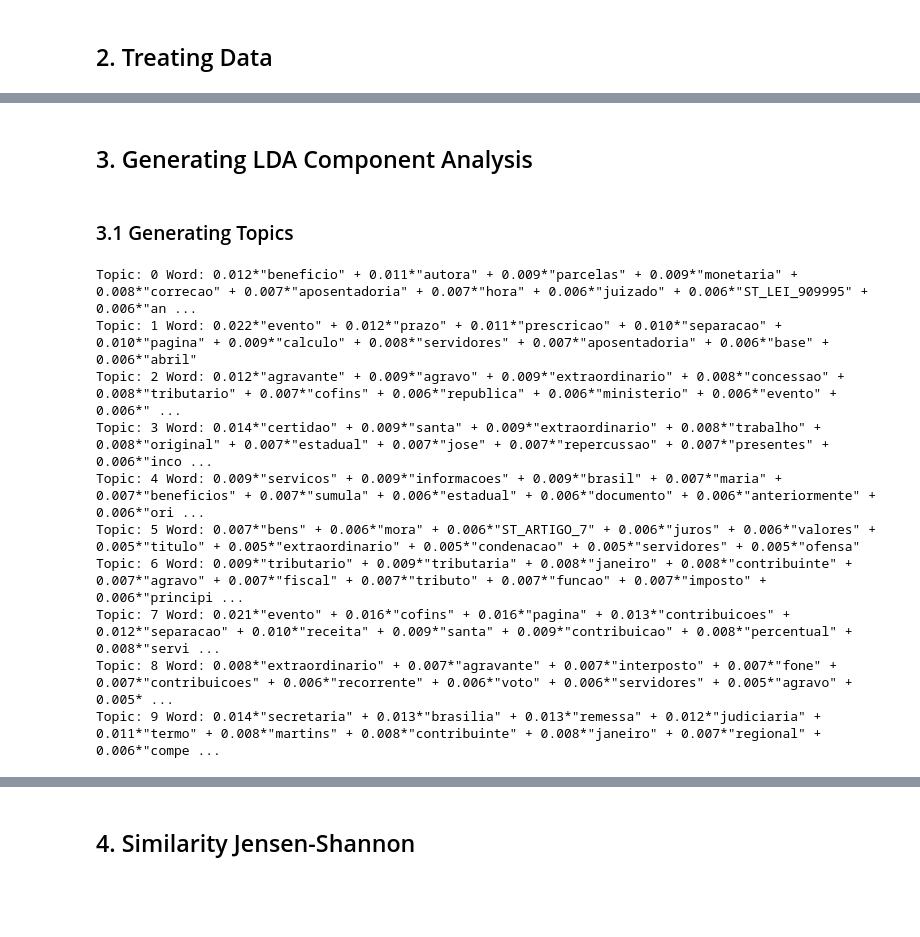
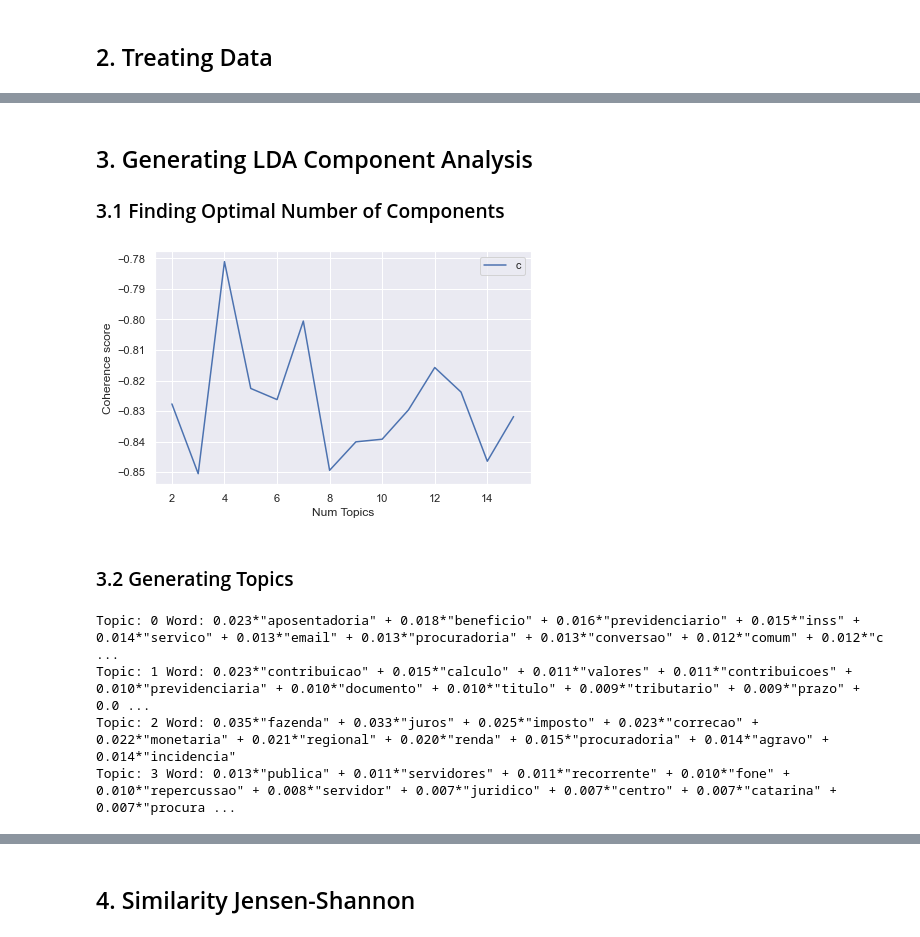
Before and after one commit to thiagolrpinho/nlp-similarity-models, a Jupyter notebook: main.ipynb, the cells around one changed output, grey strips where cells are left out. Drawn from its saved outputs; the diff is of its cells as text; code cells hidden in the pictures; blank space fills up the shorter version.

```diff
--- a/main.ipynb
+++ b/main.ipynb
@@ -90,3 +91,5 @@ memory usage: 2.1+ KB
 None
 # %% [markdown]
 ## 3. Generating LDA Component Analysis
+
+### 3.1 Finding Optimal Number of Components
@@ -100,22 +148,35 @@ doc_term_matrix = [dictionary.doc2bow(doc) for doc in tokenized_docs]
+# %%
+# Can take a long time to run.
+MAXIMUM_NUMBER_COMPONENTS=15
+MINIMUM_NUMBER_COMPONENTS=2
+model_list, coherence_values = compute_coherence_values(
+    dictionary=dictionary,
+    corpus=doc_term_matrix,
+    texts=tokenized_docs,
+    start=MINIMUM_NUMBER_COMPONENTS,
+    limit=MAXIMUM_NUMBER_COMPONENTS)
+
+# Show graph
+x = range(MINIMUM_NUMBER_COMPONENTS, MAXIMUM_NUMBER_COMPONENTS+1)
+plt.plot(x, coherence_values)
+plt.xlabel("Num Topics")
+plt.ylabel("Coherence score")
+plt.legend(("coherence_values"), loc='best')
+plt.show()
+# %% [output]
+[figure, added]
 # %% [markdown]
-### 3.1 Generating Topics
+### 3.2 Generating Topics
-# %%
-tfidf = models.TfidfModel(doc_term_matrix)
-corpus_tfidf = tfidf[doc_term_matrix]
-NUM_TOPICS = 10
-lda_model_tfidf = gensim.models.LdaMulticore(corpus_tfidf, num_topics=NUM_TOPICS, id2word=dictionary, passes=2, workers=4)
-for idx, topic in lda_model_tfidf.print_topics(-1):
-    print('Topic: {} Word: {}'.format(idx, topic))
-# %% [output]
-Topic: 0 Word: 0.012*"beneficio" + 0.011*"autora" + 0.009*"parcelas" + 0.009*"monetaria" + 0.008*"correcao" + 0.007*"aposentadoria" + 0.007*"hora" + 0.006*"juizado" + 0.006*"ST_LEI_909995" + 0.006*"an ...
-Topic: 1 Word: 0.022*"evento" + 0.012*"prazo" + 0.011*"prescricao" + 0.010*"separacao" + 0.010*"pagina" + 0.009*"calculo" + 0.008*"servidores" + 0.007*"aposentadoria" + 0.006*"base" + 0.006*"abril"
-Topic: 2 Word: 0.012*"agravante" + 0.009*"agravo" + 0.009*"extraordinario" + 0.008*"concessao" + 0.008*"tributario" + 0.007*"cofins" + 0.006*"republica" + 0.006*"ministerio" + 0.006*"evento" + 0.006*" ...
-Topic: 3 Word: 0.014*"certidao" + 0.009*"santa" + 0.009*"extraordinario" + 0.008*"trabalho" + 0.008*"original" + 0.007*"estadual" + 0.007*"jose" + 0.007*"repercussao" + 0.007*"presentes" + 0.006*"inco ...
-Topic: 4 Word: 0.009*"servicos" + 0.009*"informacoes" + 0.009*"brasil" + 0.007*"maria" + 0.007*"beneficios" + 0.007*"sumula" + 0.006*"estadual" + 0.006*"documento" + 0.006*"anteriormente" + 0.006*"ori ...
-Topic: 5 Word: 0.007*"bens" + 0.006*"mora" + 0.006*"ST_ARTIGO_7" + 0.006*"juros" + 0.006*"valores" + 0.005*"titulo" + 0.005*"extraordinario" + 0.005*"condenacao" + 0.005*"servidores" + 0.005*"ofensa"
-Topic: 6 Word: 0.009*"tributario" + 0.009*"tributaria" + 0.008*"janeiro" + 0.008*"contribuinte" + 0.007*"agravo" + 0.007*"fiscal" + 0.007*"tributo" + 0.007*"funcao" + 0.007*"imposto" + 0.006*"principi ...
-Topic: 7 Word: 0.021*"evento" + 0.016*"cofins" + 0.016*"pagina" + 0.013*"contribuicoes" + 0.012*"separacao" + 0.010*"receita" + 0.009*"santa" + 0.009*"contribuicao" + 0.008*"percentual" + 0.008*"servi ...
-Topic: 8 Word: 0.008*"extraordinario" + 0.007*"agravante" + 0.007*"interposto" + 0.007*"fone" + 0.007*"contribuicoes" + 0.006*"recorrente" + 0.006*"voto" + 0.006*"servidores" + 0.005*"agravo" + 0.005* ...
-Topic: 9 Word: 0.014*"secretaria" + 0.013*"brasilia" + 0.013*"remessa" + 0.012*"judiciaria" + 0.011*"termo" + 0.008*"martins" + 0.008*"contribuinte" + 0.008*"janeiro" + 0.007*"regional" + 0.006*"compe ...
+# %%
+best_model_index = coherence_values.index(max(coherence_values))
+NUM_TOPICS = coherence_values.index(max(coherence_values)) + MINIMUM_NUMBER_COMPONENTS
+best_model = model_list[best_model_index]
+for idx, topic in best_model.print_topics(-1):
+    print('Topic: {} Word: {}'.format(idx, topic))
+# %% [output]
+Topic: 0 Word: 0.023*"aposentadoria" + 0.018*"beneficio" + 0.016*"previdenciario" + 0.015*"inss" + 0.014*"servico" + 0.013*"email" + 0.013*"procuradoria" + 0.013*"conversao" + 0.012*"comum" + 0.012*"c ...
+Topic: 1 Word: 0.023*"contribuicao" + 0.015*"calculo" + 0.011*"valores" + 0.011*"contribuicoes" + 0.010*"previdenciaria" + 0.010*"documento" + 0.010*"titulo" + 0.009*"tributario" + 0.009*"prazo" + 0.0 ...
+Topic: 2 Word: 0.035*"fazenda" + 0.033*"juros" + 0.025*"imposto" + 0.023*"correcao" + 0.022*"monetaria" + 0.021*"regional" + 0.020*"renda" + 0.015*"procuradoria" + 0.014*"agravo" + 0.014*"incidencia"
+Topic: 3 Word: 0.013*"publica" + 0.011*"servidores" + 0.011*"recorrente" + 0.010*"fone" + 0.010*"repercussao" + 0.008*"servidor" + 0.007*"juridico" + 0.007*"centro" + 0.007*"catarina" + 0.007*"procura ...
 # %%
 corpus_tfidf = tfidf[doc_term_matrix]
```
Also changed, not shown: parts of 13 cells of this notebook, 1 other file.
